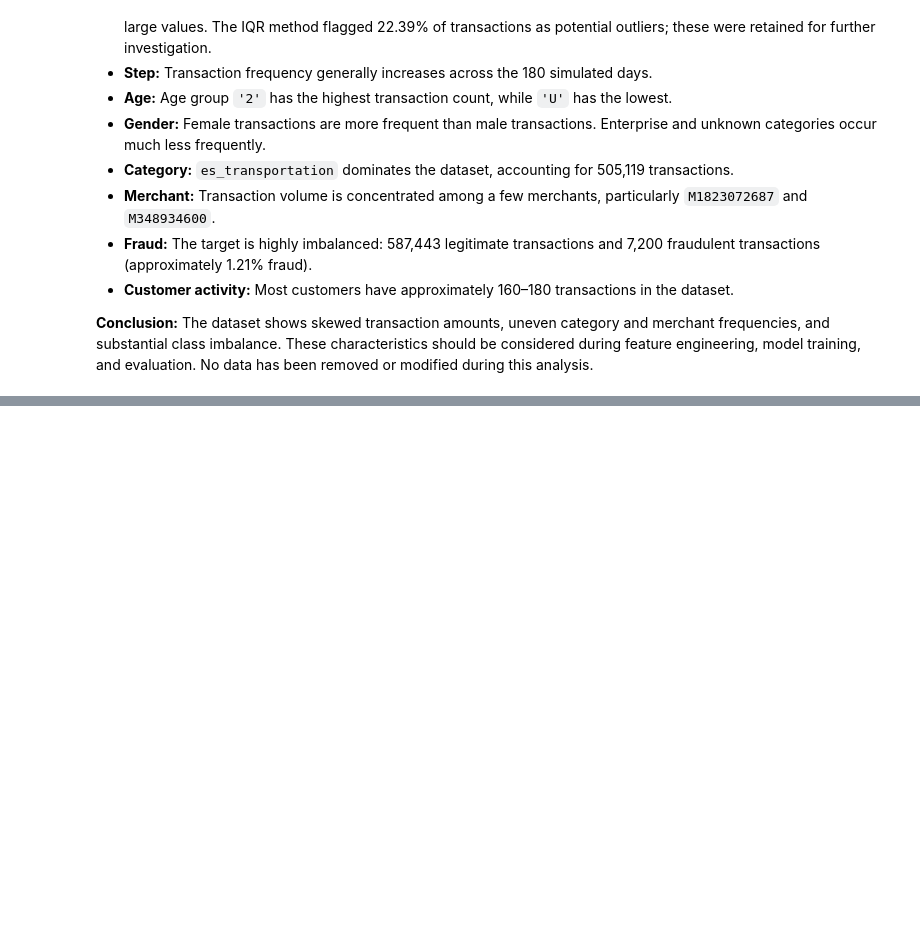
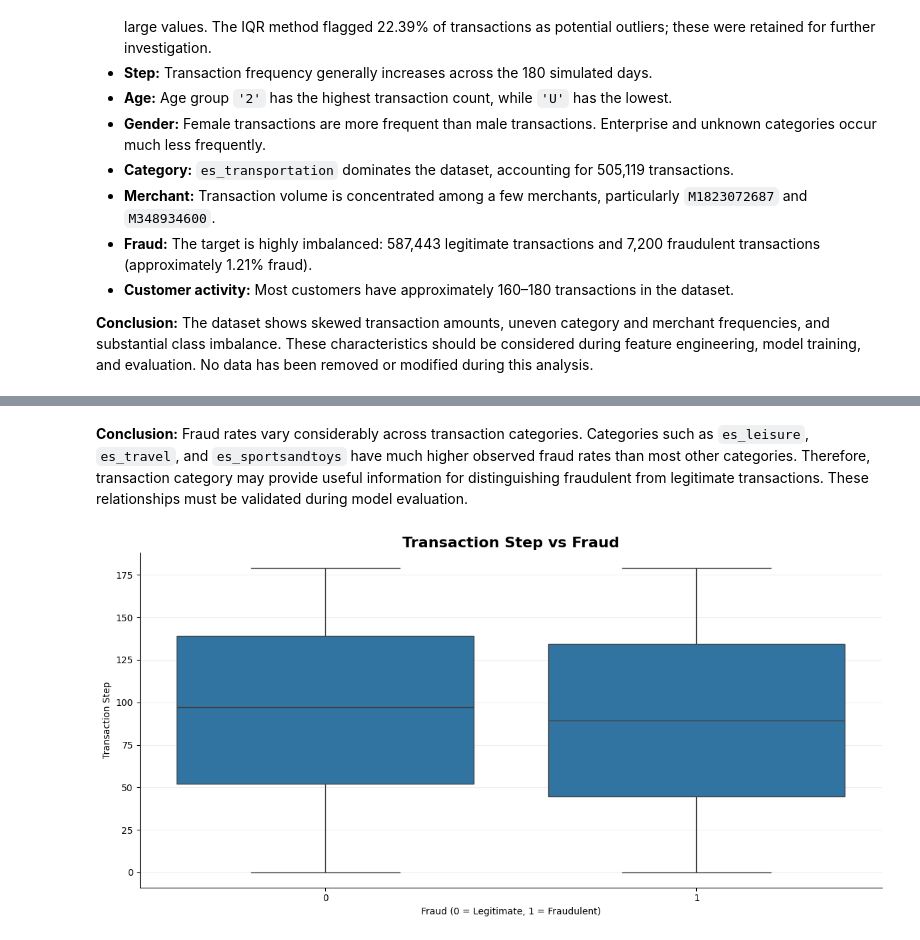
Before and after one commit to Ashwini8686/financial-transaction-fraud-detection, a Jupyter notebook: Notebook/Fraud_detection.ipynb, the cells around one changed output, grey strips where cells are left out. Saved outputs shown, nothing was run; the diff lists cells and outputs as text; code cells hidden in the pictures; blank space fills up the shorter version.

```diff
--- a/Notebook/Fraud_detection.ipynb
+++ b/Notebook/Fraud_detection.ipynb
@@ -647,0 +732,21 @@ A small number of customers have substantially fewer or more transactions than t
+# %% [markdown]
+**Conclusion:** Fraud rates vary considerably across transaction categories. Categories such as `es_leisure`, `es_travel`, and `es_sportsandtoys` have much higher observed fraud rates than most other categories. Therefore, transaction category may provide useful information for distinguishing fraudulent from legitimate transactions. These relationships must be validated during model evaluation.
+# %%
+plt.figure(figsize=(12, 6))
+
+sns.boxplot(
+    data=df,
+    x='fraud',
+    y='step'
+)
+
+plt.title("Transaction Step vs Fraud",
+          fontsize=16, fontweight="bold")
+plt.xlabel("Fraud (0 = Legitimate, 1 = Fraudulent)")
+plt.ylabel("Transaction Step")
+plt.grid(axis='y', alpha=0.2)
+sns.despine()
+plt.tight_layout()
+plt.show()
+# %% [output]
+[figure, added]
```
Also changed, not shown: parts of 27 cells of this notebook.
